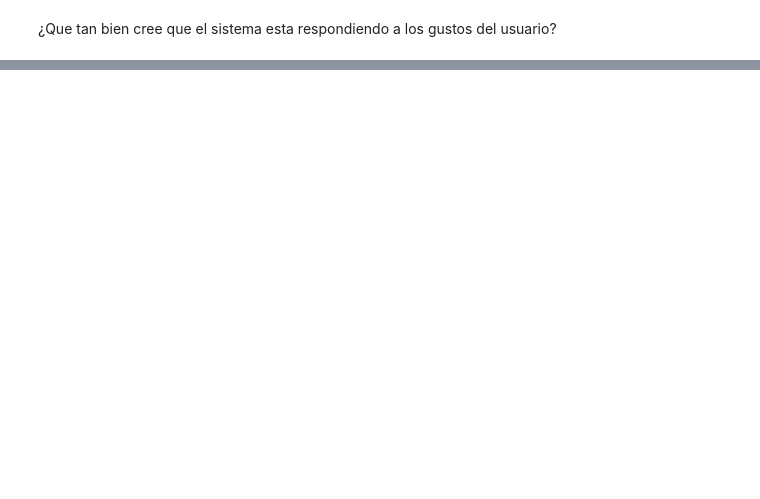
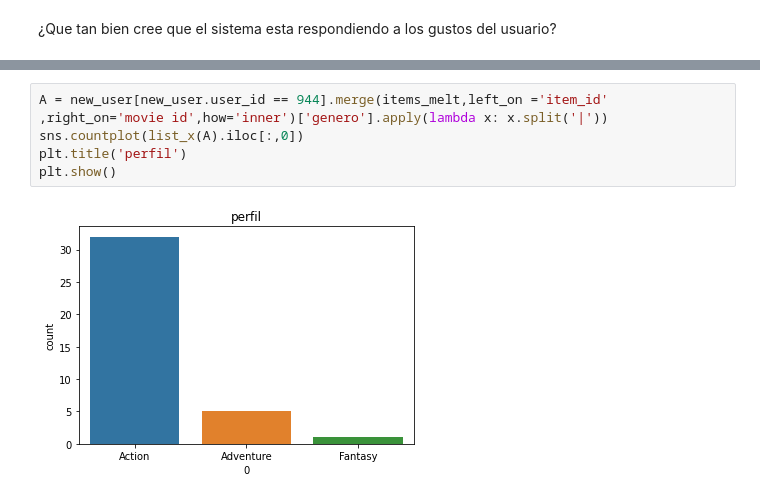
Before and after one commit to CristianMorenoMo/sistemas_recomendacion, a Jupyter notebook: taller_1.ipynb, the cells around one changed output, grey strips where cells are left out. Saved outputs shown, nothing was run; the diff lists cells and outputs as text; blank space fills up the shorter version.

```diff
--- a/taller_1.ipynb
+++ b/taller_1.ipynb
@@ -561,0 +531,7 @@ Name: movie id, dtype: int64
+# %%
+A = new_user[new_user.user_id == 944].merge(items_melt,left_on ='item_id' ,right_on='movie id',how='inner')['genero'].apply(lambda x: x.split('|'))
+sns.countplot(list_x(A).iloc[:,0])
+plt.title('perfil')
+plt.show()
+# %% [output]
+[figure, added]
```
Also changed, not shown: parts of 19 cells of this notebook, 1 other file.
